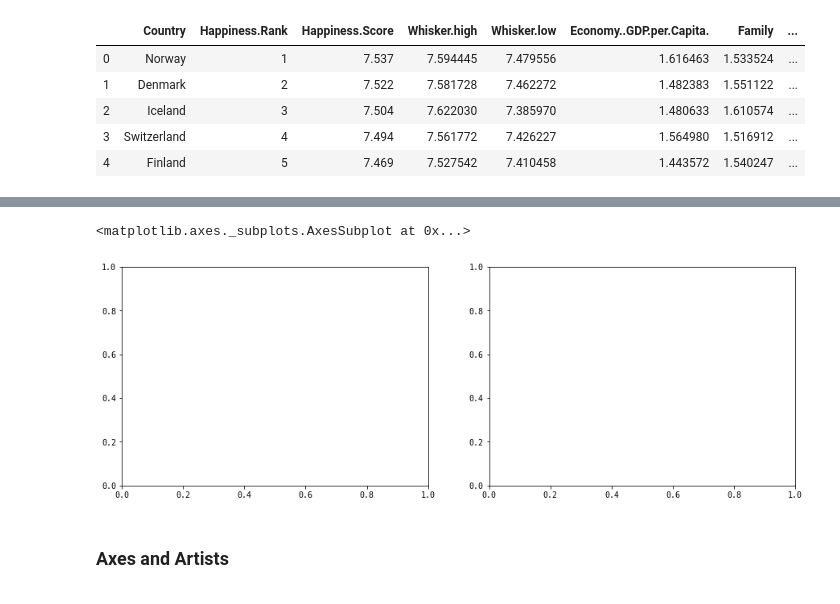
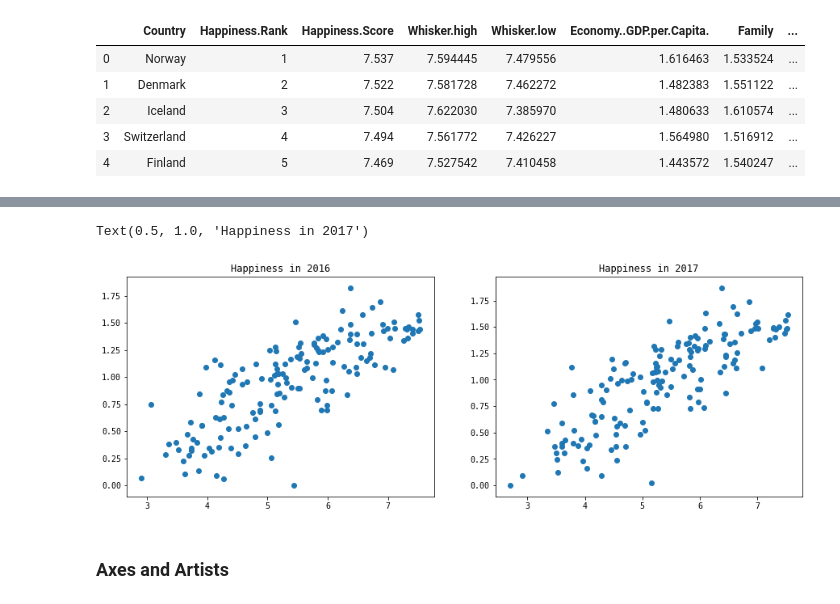
Before and after one commit to jfkoehler/nielsen, a Jupyter notebook: week_4/d1/01-matplotlib_basics.ipynb, the cells around one changed output, grey strips where cells are left out. Drawn from its saved outputs; the diff is of its cells as text; code cells hidden in the pictures.

```diff
--- a/week_4/d1/01-matplotlib_basics.ipynb
+++ b/week_4/d1/01-matplotlib_basics.ipynb
@@ -171,0 +230,6 @@ happiness.head()
+# %%
+regs = happiness['Region'].unique()
+region_dict = {k:v for k,v in zip(regs, range(10))}
+def region_colorer(x):
+    return region_dict[x]
+happiness['region_color'] = happiness['Region'].apply(region_colorer)
@@ -241,14 +326,17 @@ happy_combined = ''
 # %%
 plt.figure(figsize = (15, 5))
 plt.subplot(1, 2, 1)
 #compare happiness in 2016 to wealth
-
+plt.scatter(happiness['Happiness Score'], happiness['Economy GDP per Capita'])
+plt.title('Happiness in 2016')
 
 plt.subplot(1, 2, 2)
 #compare happiness in 2017 to wealth
+plt.scatter(h17['Happiness Score'], h17['Economy GDP per Capita'])
+plt.title('Happiness in 2017')
 # %% [output]
-<matplotlib.axes._subplots.AxesSubplot at 0x...>
+Text(0.5, 1.0, 'Happiness in 2017')
-[figure, old version]
+[figure, new version]
 # %% [markdown]
 ### Axes and Artists
 # %%
```
Also changed, not shown: parts of 20 cells of this notebook, 4 other files.
